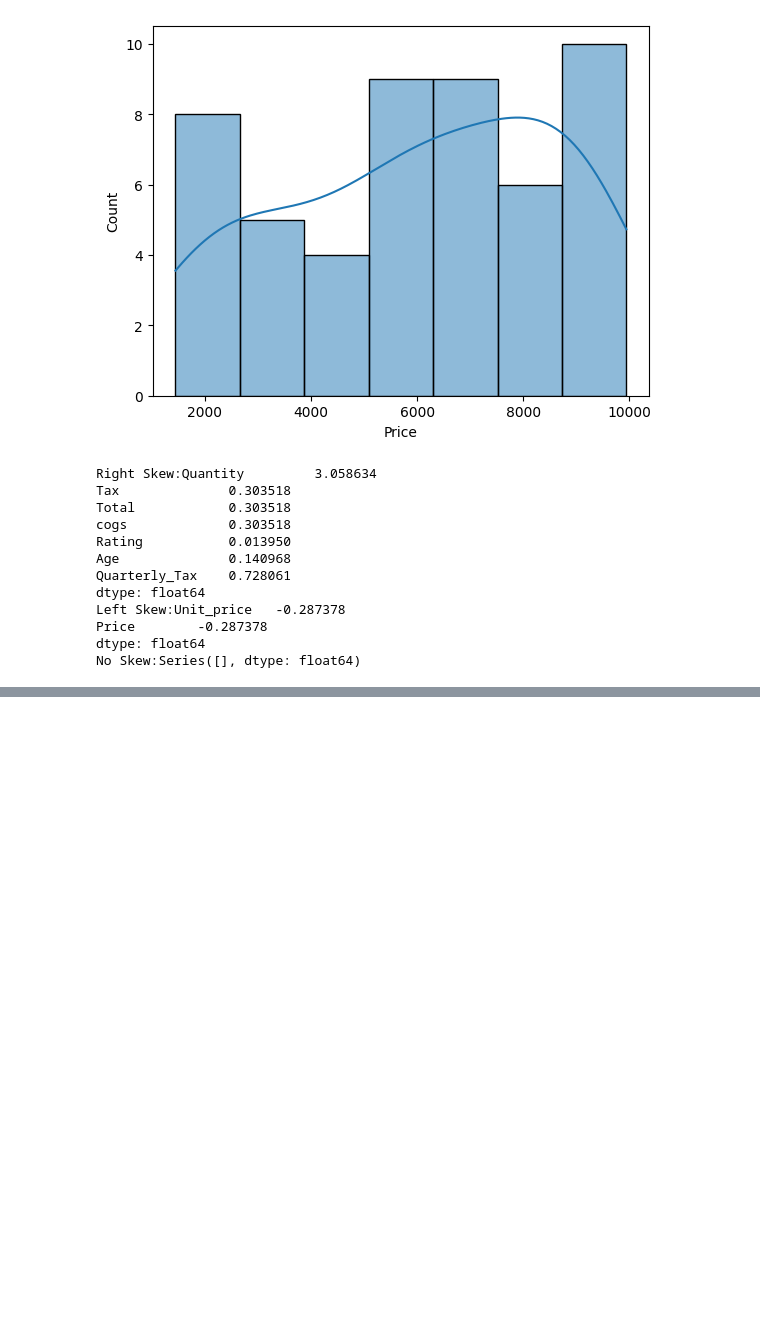
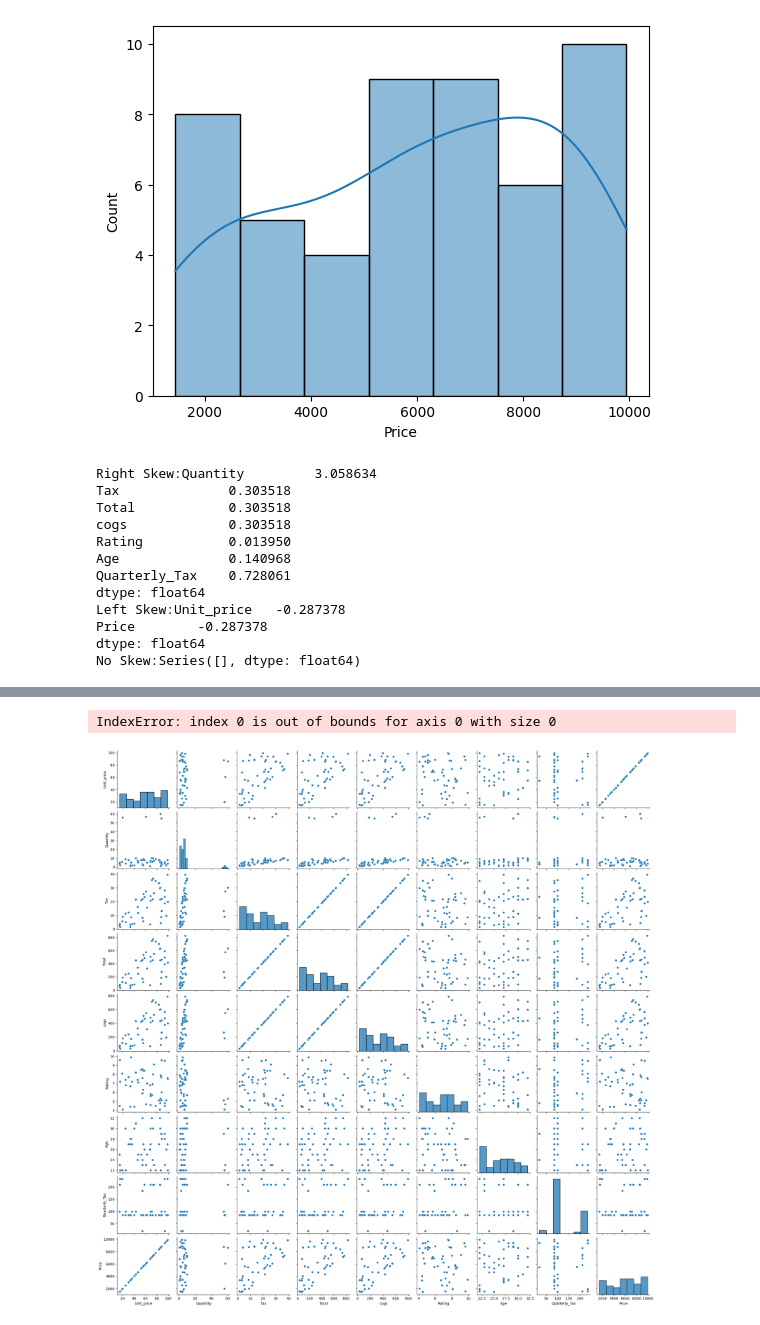
Before and after one commit to mharish20/Machine-Learning-Techniques, a Jupyter notebook: Practice/practice.ipynb, the cells around one changed output, grey strips where cells are left out. Cells and saved outputs as stored; diff of their text form; code cells hidden in the pictures; blank space fills up the shorter version.

```diff
--- a/Practice/practice.ipynb
+++ b/Practice/practice.ipynb
@@ -188,0 +218,6 @@ for col in cat:
+# %%
+#Perform a bivariate analysis between continuous variable and categorical variabale using categorical plot
+sns.catplot(x=cat[0],y=num[0],kind='box')
+plt.show()
+# %% [output]
+IndexError: index 0 is out of bounds for axis 0 with size 0
@@ -188,0 +229,6 @@ for col in cat:
+# %%
+#Perform a multivariate analysis between features using pair plot
+sns.pairplot(df[num])
+plt.show()
+# %% [output]
+[figure, added]
```
Also changed, not shown: parts of 4 cells of this notebook.
